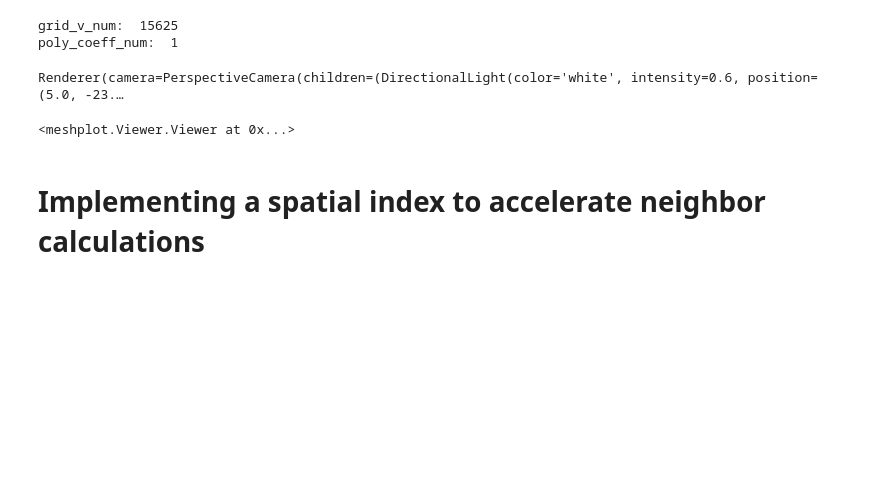
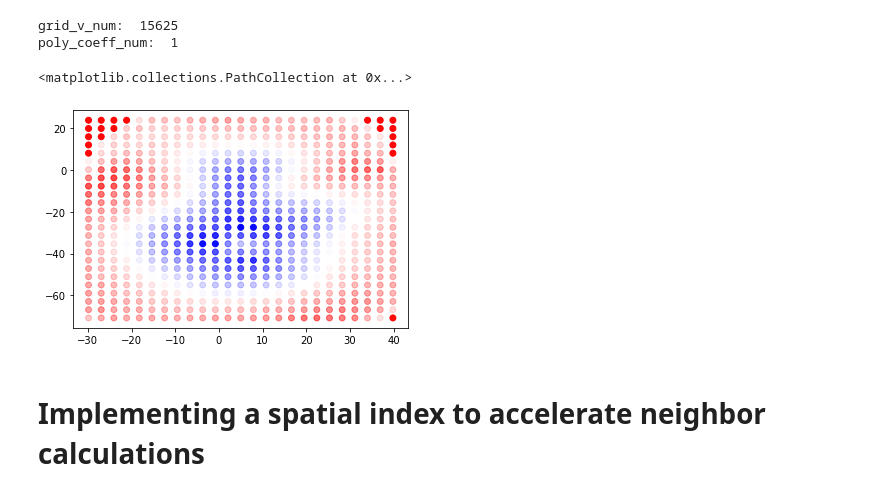
Before and after one commit to weixinl/GeometricModeling, a Jupyter notebook: assign2/assign2.ipynb, the cells around one changed output. Drawn from its saved outputs; the diff is of its cells as text; code cells hidden in the pictures; blank space fills up the shorter version.

```diff
--- a/assign2/assign2.ipynb
+++ b/assign2/assign2.ipynb
@@ -194,33 +191,51 @@ def get_poly_terms(_coord):
 # D is a diagonal matrix of weights
 # DBX should be a projection of b_arr on plane DB
 # X = (B_T B X)-1 B_T b_arr
-grid_v_fval_arr = np.zeros(grid_v_num)
-for i in range(grid_v_num):
-    # each grid vertex
-    close_points = get_close_points_ids(grid_vertices[i], constraint_v_coord_arr, wendland_h)
-    if (len(close_points) < poly_coeff_num*2):
-        grid_v_fval_arr[i] = 50 # any positive value, means outside
-    else:
-        B = np.zeros((len(close_points), poly_coeff_num))
-        DIAG = np.zeros((len(close_points), len(close_points)))
-        b_arr = np.zeros((len(close_points), 1))
-        for j in range(len(close_points)):
-            r = np.linalg.norm(grid_vertices[i] - constraint_v_coord_arr[close_points[j]])
-            DIAG[j][j] = wendland(r)
-            B[j] = get_poly_terms(constraint_v_coord_arr[close_points[j]])
-            b_arr[j] = constraint_fval_arr[close_points[j]]
-        A = np.dot(np.dot(np.transpose(B), DIAG), B)
-        C = np.dot(np.dot(np.transpose(B), DIAG), b_arr)
-        X = np.linalg.solve(A, C)
-        for j in range(len(close_points)):
-            grid_v_fval_arr[i] += np.dot(B[j], X)
-ind = np.zeros_like(grid_v_fval_arr)
-ind[grid_v_fval_arr >= 0] = 1
-ind[grid_v_fval_arr < 0] = -1
-mp.plot(grid_vertices, c=ind, shading={"point_size": 8,"width": 800, "height": 800})
+def grid_MLS(grid_vertices, constraint_v_coord_arr, constraint_fval_arr):
+    grid_v_num = grid_vertices.shape[0]
+    grid_v_fval_arr = np.zeros(grid_v_num)
+    for i in range(grid_v_num):
+        # each grid vertex
+        close_points = get_close_points_ids(grid_vertices[i], constraint_v_coord_arr, wendland_h)
+        if (len(close_points) < poly_coeff_num*2):
+            grid_v_fval_arr[i] = 50 # any positive value, means outside
+        else:
+            B = np.zeros((len(close_points), poly_coeff_num))
+            DIAG = np.zeros((len(close_points), len(close_points)))
+            b_arr = np.zeros((len(close_points), 1))
+            for j in range(len(close_points)):
+                r = np.linalg.norm(grid_vertices[i] - constraint_v_coord_arr[close_points[j]])
+                DIAG[j][j] = wendland(r)
+                B[j] = get_poly_terms(constraint_v_coord_arr[close_points[j]])
+                b_arr[j] = constraint_fval_arr[close_points[j]]
+            A = np.dot(np.dot(np.transpose(B), DIAG), B)
+            C = np.dot(np.dot(np.transpose(B), DIAG), b_arr)
+            X = np.linalg.solve(A, C)
+            for j in range(len(close_points)):
+                grid_v_fval_arr[i] += np.dot(B[j], X)
-# %% [output]
-Renderer(camera=PerspectiveCamera(children=(DirectionalLight(color='white', intensity=0.6, position=(5.0, -23.…
-<meshplot.Viewer.Viewer at 0x...>
+# %%
+ind = np.zeros_like(grid_v_fval_arr)
+ind[grid_v_fval_arr >= 0] = 1
+ind[grid_v_fval_arr < 0] = -1
+# mp.plot(grid_vertices, c=ind, shading={"point_size": 8,"width": 800, "height": 800})
+plane = grid_vertices.reshape((n,n,n,3))[:,:,0,:].reshape([n*n,3])
+val_plane = grid_v_fval_arr.reshape((n,n,n))[:,:,0].ravel()
+val_plane = val_plane/np.max(val_plane)
+ind_plane = ind.reshape((n,n,n))[:,:,0].ravel()
+colors_plane = np.zeros((n*n,3))
+for i in range(n*n):
+    if(val_plane[i]>0):
+        colors_plane[i][0] = 1
+    else:
+        colors_plane[i][2] = 1
+alphas_plane = np.absolute(val_plane)
+alphas_plane = alphas_plane/np.max(alphas_plane)
+# print(colors_plane)
+# mp.plot(plane, c=colors_plane, shading={"point_size": 8,"width": 800, "height": 800})
+plt.scatter(plane[:,0], plane[:,1],c=colors_plane, alpha = alphas_plane)
+# %% [output]
+<matplotlib.collections.PathCollection at 0x...>
+[figure, added]
 # %%
 # MLS method 2, DEPRECATED
 # try to build MLS equations by elements instead of too many matrix operations
```
Also changed, not shown: parts of 6 cells of this notebook, 2 other files.
